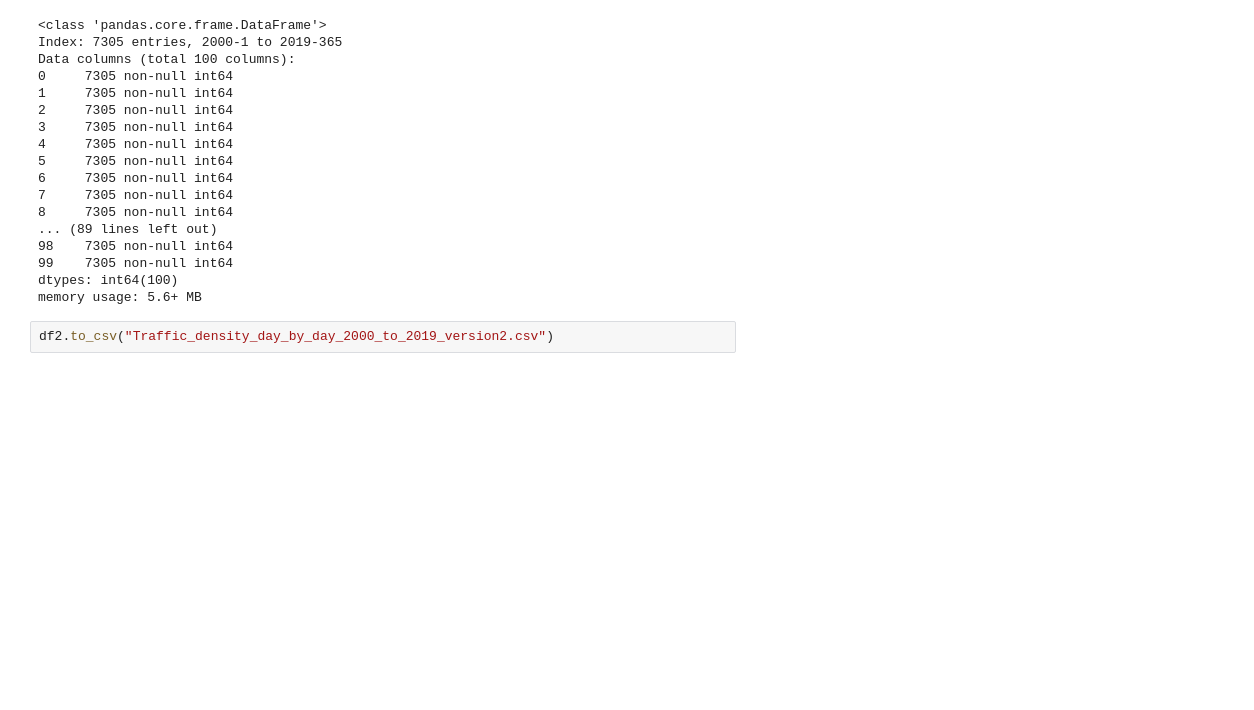
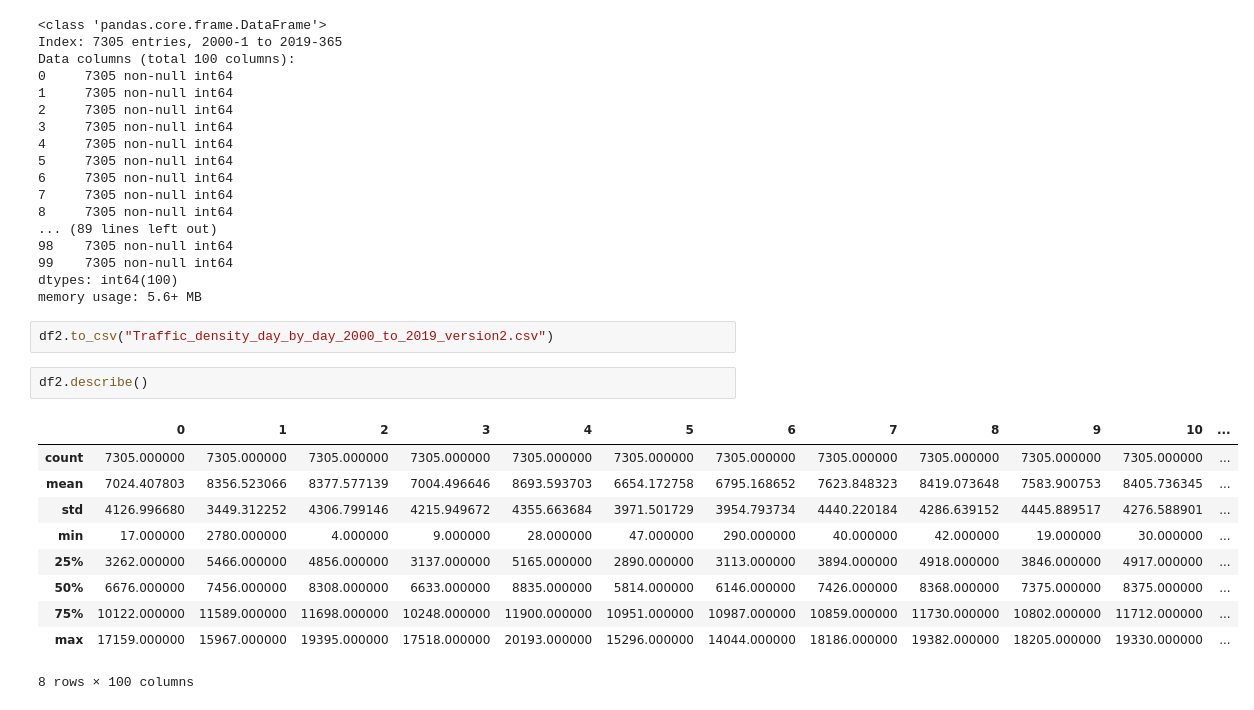
Before and after one commit to KSaiPremika/Plant-the-future, a Jupyter notebook: Traffic_Data_Creation_using_1D_Perlin_noise.ipynb, the cells around one changed output. Drawn from its saved outputs; the diff is of its cells as text; blank space fills up the shorter version.

```diff
--- a/Traffic_Data_Creation_using_1D_Perlin_noise.ipynb
+++ b/Traffic_Data_Creation_using_1D_Perlin_noise.ipynb
@@ -494,3 +494,16 @@ dtypes: int64(100)
 memory usage: 5.6+ MB
 # %%
 df2.to_csv("Traffic_density_day_by_day_2000_to_2019_version2.csv")
+# %%
+df2.describe()
+# %% [output]
+|  | 0 | 1 | 2 | 3 | 4 | 5 | 6 | 7 | 8 | 9 | 10 | ... |
+| count | 7305.000000 | 7305.000000 | 7305.000000 | 7305.000000 | 7305.000000 | 7305.000000 | 7305.000000 | 7305.000000 | 7305.000000 | 7305.000000 | 7305.000000 | ... |
+| mean | 7024.407803 | 8356.523066 | 8377.577139 | 7004.496646 | 8693.593703 | 6654.172758 | 6795.168652 | 7623.848323 | 8419.073648 | 7583.900753 | 8405.736345 | ... |
+| std | 4126.996680 | 3449.312252 | 4306.799146 | 4215.949672 | 4355.663684 | 3971.501729 | 3954.793734 | 4440.220184 | 4286.639152 | 4445.889517 | 4276.588901 | ... |
+| min | 17.000000 | 2780.000000 | 4.000000 | 9.000000 | 28.000000 | 47.000000 | 290.000000 | 40.000000 | 42.000000 | 19.000000 | 30.000000 | ... |
+| 25% | 3262.000000 | 5466.000000 | 4856.000000 | 3137.000000 | 5165.000000 | 2890.000000 | 3113.000000 | 3894.000000 | 4918.000000 | 3846.000000 | 4917.000000 | ... |
+| 50% | 6676.000000 | 7456.000000 | 8308.000000 | 6633.000000 | 8835.000000 | 5814.000000 | 6146.000000 | 7426.000000 | 8368.000000 | 7375.000000 | 8375.000000 | ... |
+| 75% | 10122.000000 | 11589.000000 | 11698.000000 | 10248.000000 | 11900.000000 | 10951.000000 | 10987.000000 | 10859.000000 | 11730.000000 | 10802.000000 | 11712.000000 | ... |
+| max | 17159.000000 | 15967.000000 | 19395.000000 | 17518.000000 | 20193.000000 | 15296.000000 | 14044.000000 | 18186.000000 | 19382.000000 | 18205.000000 | 19330.000000 | ... |
+8 rows × 100 columns
```
